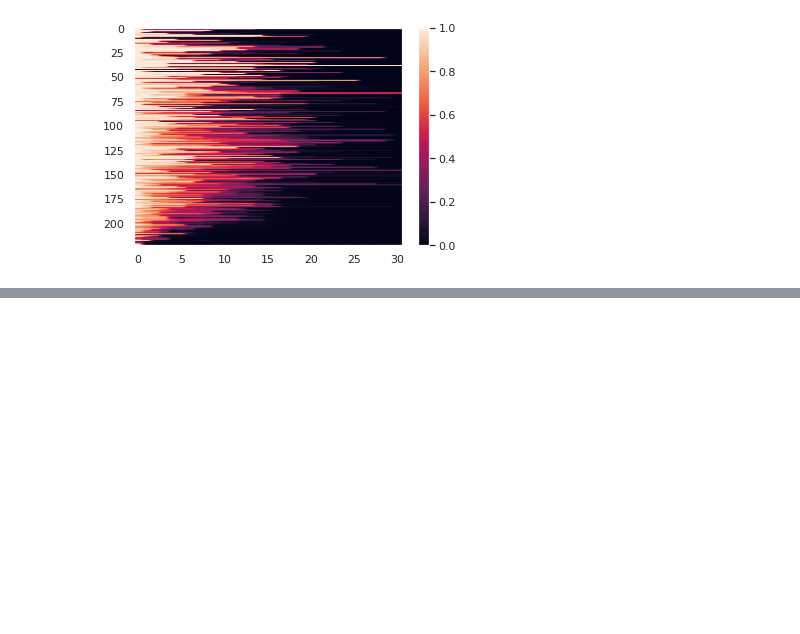
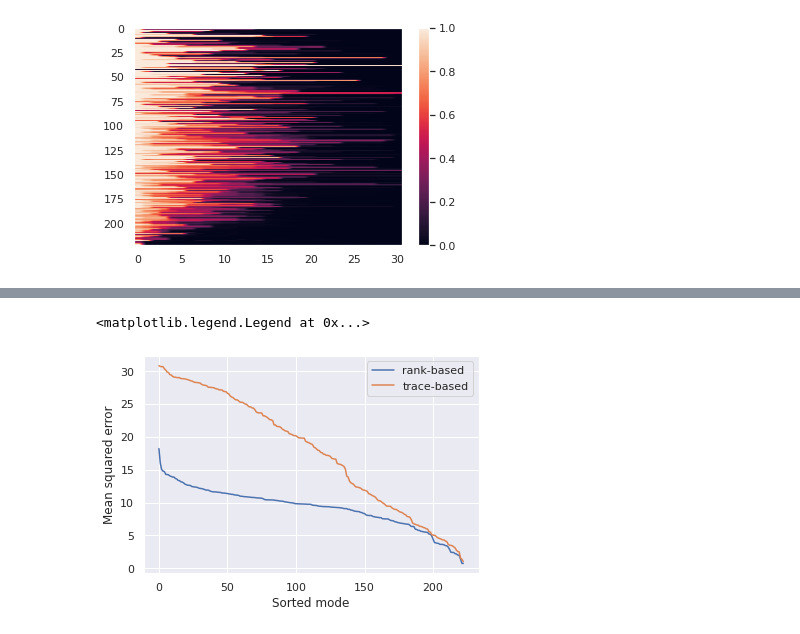
Before and after one commit to kLabUM/sensor-placement, a Jupyter notebook: notebooks/advection_diffusion_reconstruction_analysis.ipynb, the cells around one changed output, grey strips where cells are left out. Cells and saved outputs as stored; diff of their text form; code cells hidden in the pictures; blank space fills up the shorter version.

```diff
--- a/notebooks/advection_diffusion_reconstruction_analysis.ipynb
+++ b/notebooks/advection_diffusion_reconstruction_analysis.ipynb
@@ -262,0 +367,9 @@ with open('X0_hat_t.p', 'wb') as outfile:
+# %%
+plt.plot(np.sort(mse_by_mode_rl)[::-1], label='rank-based')
+plt.plot(np.sort(mse_by_mode_tl)[::-1], label='trace-based')
+plt.xlabel('Sorted mode')
+plt.ylabel('Mean squared error')
+plt.legend()
+# %% [output]
+<matplotlib.legend.Legend at 0x...>
+[figure, added]
```
Also changed, not shown: parts of 10 cells of this notebook.
